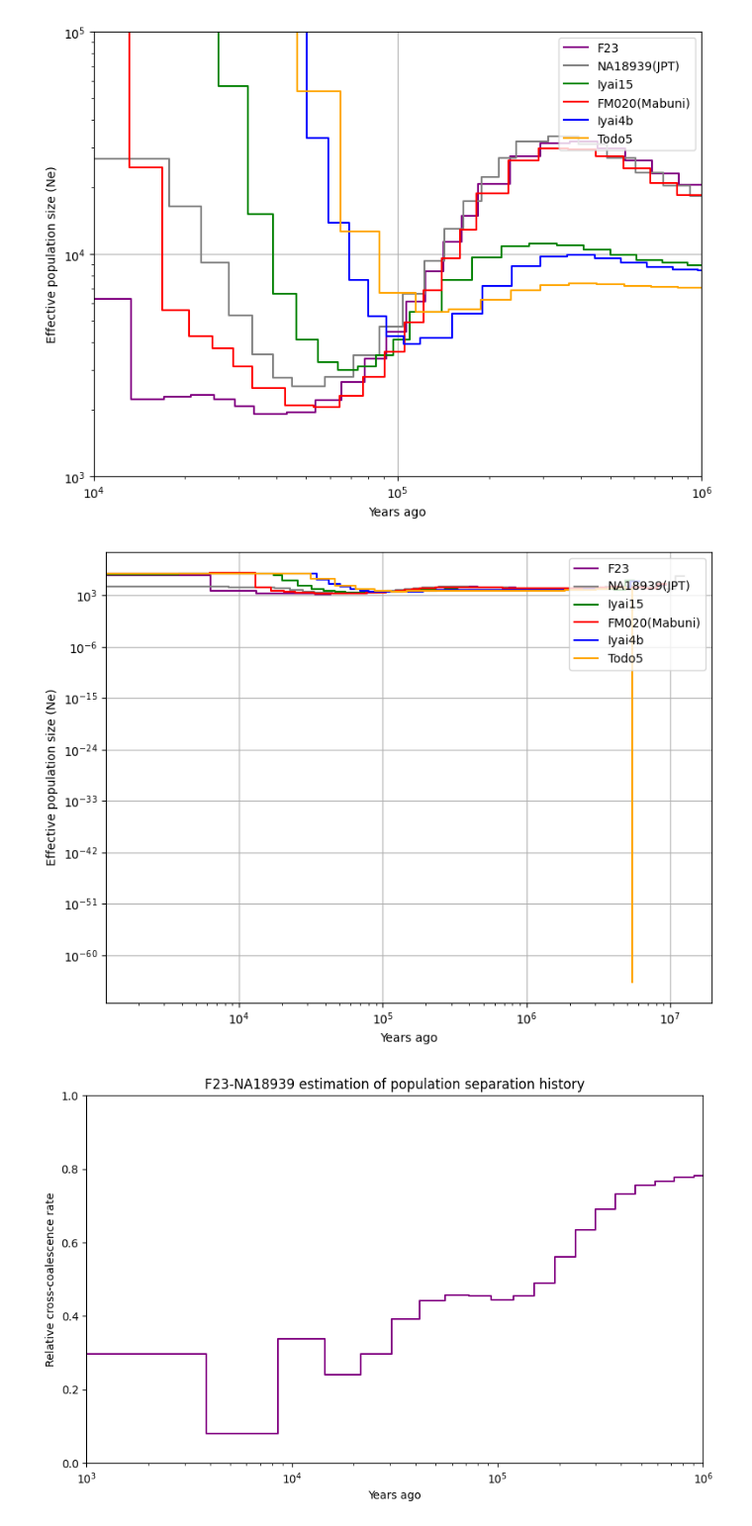
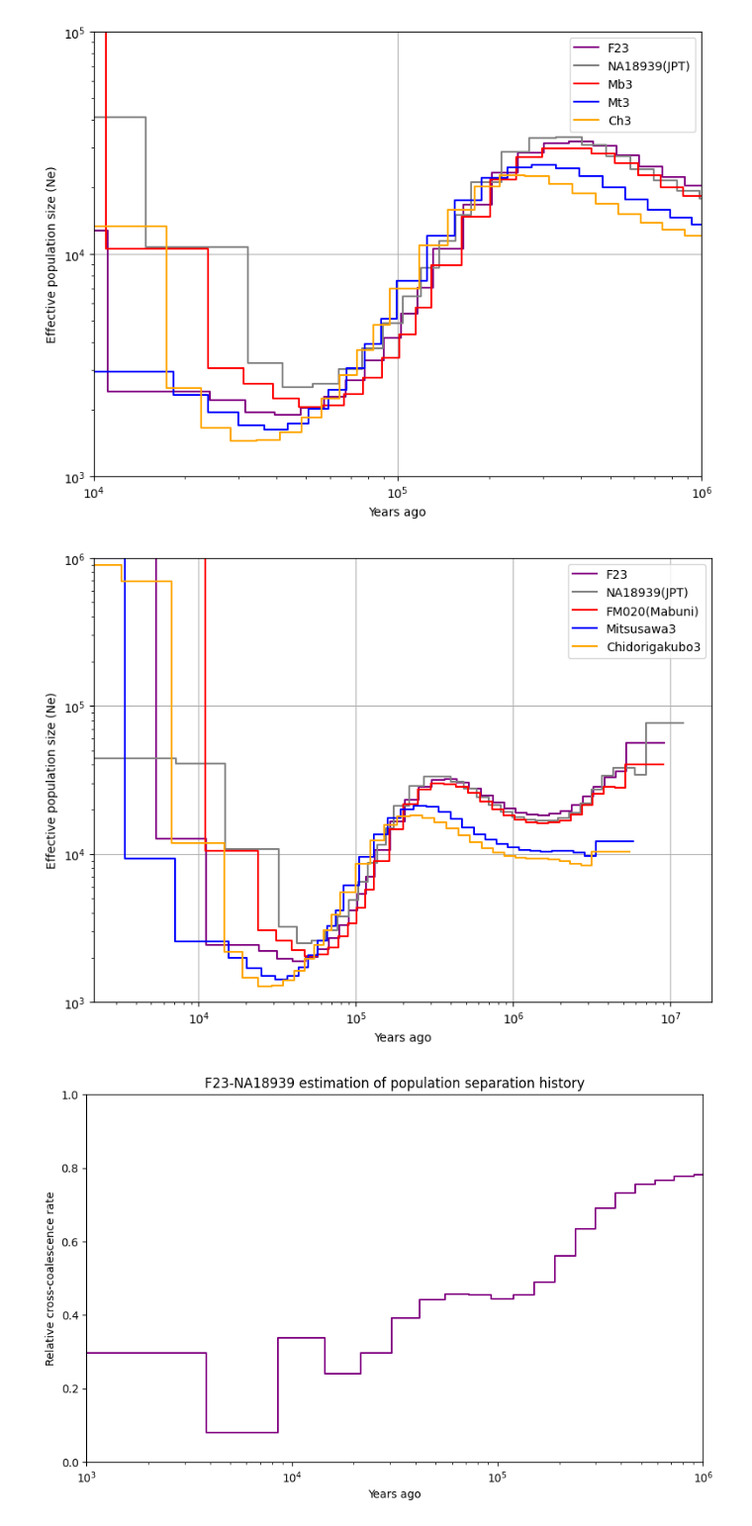
Before and after one commit to humgendiv/mkato-jomon, a Jupyter notebook: 2-msmc/2-4-1-popsize_plot.ipynb, the cells around one changed output. Shown at 99% size. Cells and saved outputs as stored; diff of their text form; code cells hidden in the pictures.

```diff
--- a/2-msmc/2-4-1-popsize_plot.ipynb
+++ b/2-msmc/2-4-1-popsize_plot.ipynb
@@ -17,19 +17,19 @@ def process_msmc2_data(sample_name):
 # Read and process the data
 df1 = process_msmc2_data('F23')
 df2 = process_msmc2_data('NA18939')
-df3 = process_msmc2_data('I15')
+#df3 = process_msmc2_data('Todo5_Dra')
 df4 = process_msmc2_data('FM020_sorted')
-df5 = process_msmc2_data('Iyai4b_Dra')
-df6 = process_msmc2_data('Todo5_Dra')
+df5 = process_msmc2_data('FM027-1')
+df6 = process_msmc2_data('FM027-2')
 
 # Plotting both datasets on the same graph
 plt.figure(figsize=(8, 6))
 plt.step(df1['Years_ago'], df1['Ne'], where='post', color='purple', label='F23')
 plt.step(df2['Years_ago'], df2['Ne'], where='post', color='gray', label='NA18939(JPT)')
-plt.step(df3['Years_ago'], df3['Ne'], where='post', color='green', label='Iyai15')
-plt.step(df4['Years_ago'], df4['Ne'], where='post', color='red', label='FM020(Mabuni)')
-plt.step(df5['Years_ago'], df5['Ne'], where='post', color='blue', label='Iyai4b')
-plt.step(df6['Years_ago'], df6['Ne'], where='post', color='orange', label='Todo5')
+#plt.step(df3['Years_ago'], df3['Ne'], where='post', color='green', label='Todo5')
+plt.step(df4['Years_ago'], df4['Ne'], where='post', color='red', label='Mb3')
+plt.step(df5['Years_ago'], df5['Ne'], where='post', color='blue', label='Mt3')
+plt.step(df6['Years_ago'], df6['Ne'], where='post', color='orange', label='Ch3')
 
 # Set log scale for both axes and axis limits
 plt.xscale('log')
@@ -50,36 +50,36 @@ plt.grid(True)
 plt.tight_layout()
 plt.show()
 # %% [output]
-[figure, old version]
+[figure, new version]
 # %%
 # Plotting both datasets on the same graph
 plt.figure(figsize=(8, 6))
 plt.step(df1['Years_ago'], df1['Ne'], where='post', color='purple', label='F23')
 plt.step(df2['Years_ago'], df2['Ne'], where='post', color='gray', label='NA18939(JPT)')
-plt.step(df3['Years_ago'], df3['Ne'], where='post', color='green', label='Iyai15')
+#plt.step(df3['Years_ago'], df3['Ne'], where='post', color='green', label='Todo5')
 plt.step(df4['Years_ago'], df4['Ne'], where='post', color='red', label='FM020(Mabuni)')
-plt.step(df5['Years_ago'], df5['Ne'], where='post', color='blue', label='Iyai4b')
-plt.step(df6['Years_ago'], df6['Ne'], where='post', color='orange', label='Todo5')
+plt.step(df5['Years_ago'], df5['Ne'], where='post', color='blue', label='Mitsusawa3')
+plt.step(df6['Years_ago'], df6['Ne'], where='post', color='orange', label='Chidorigakubo3')
 
 # Set log scale for both axes and axis limits
 plt.xscale('log')
 plt.yscale('log')
 
 # Adding labels and title
 plt.xlabel('Years ago')
 plt.ylabel('Effective population size (Ne)')
 #plt.title('Effective Population Size (Ne)')
-#plt.ylim(10**3, 10**5)
+plt.ylim(10**3, 10**6)
 
 # Adding the legend
 plt.legend(loc='upper right')
 
 # Show the grid and plot
 plt.grid(True)
 plt.tight_layout()
 plt.show()
 # %% [output]
-[figure, old version]
+[figure, new version]
 # %%
 import pandas as pd
 import matplotlib.pyplot as plt
```
Also changed, not shown: 2 other files.
